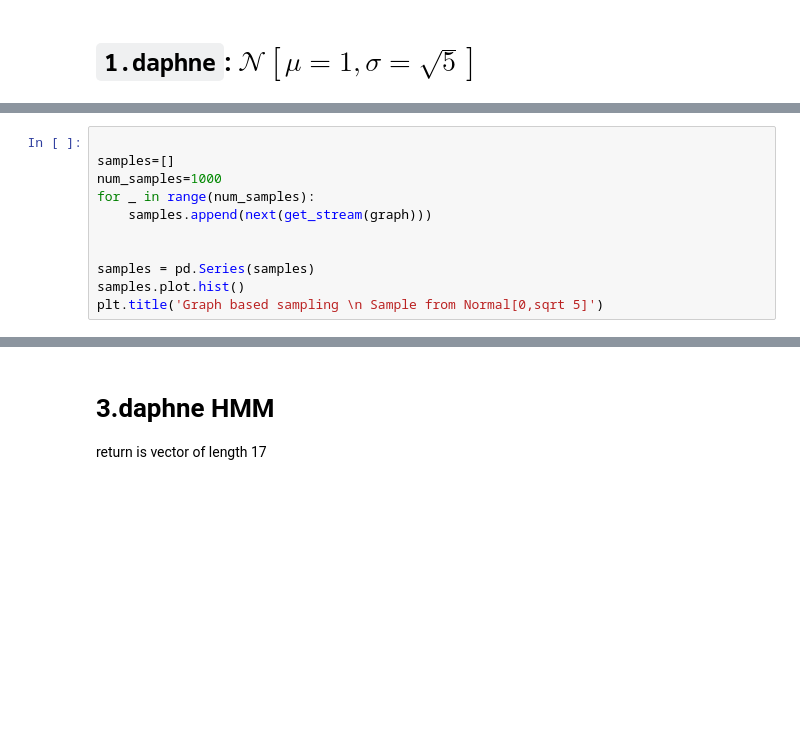
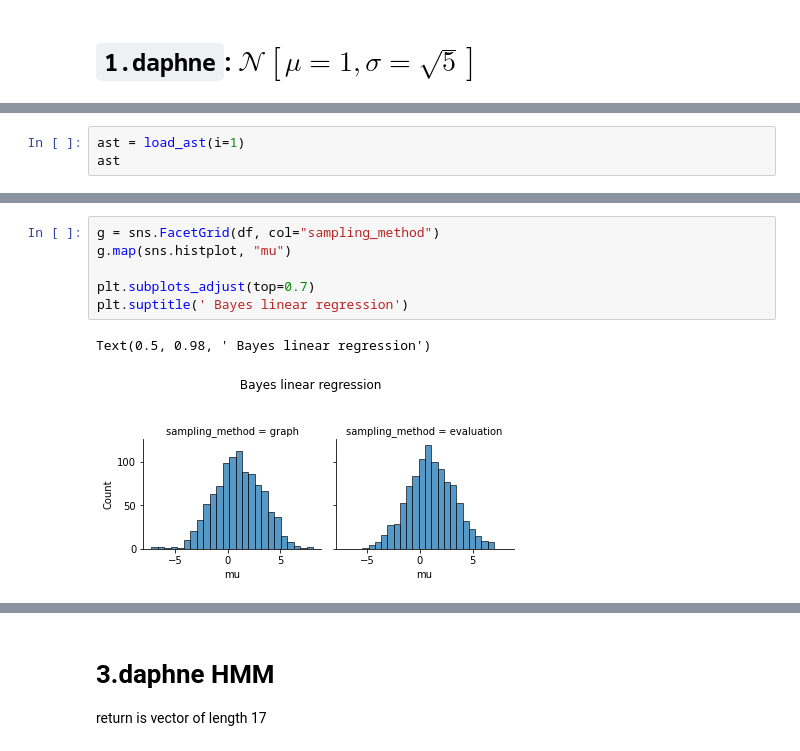
Before and after one commit to geoffwoollard/prob_prog, a Jupyter notebook: hw/hw2/CS532-HW2/hw2.ipynb, the cells around one changed output, grey strips where cells are left out. Cells and saved outputs as stored; diff of their text form; blank space fills up the shorter version.

```diff
--- a/hw/hw2/CS532-HW2/hw2.ipynb
+++ b/hw/hw2/CS532-HW2/hw2.ipynb
@@ -214,11 +224,0 @@ graph
-# %%
-
-samples=[]
-num_samples=1000
-for _ in range(num_samples):
-    samples.append(next(get_stream(graph)))
-
-
-samples = pd.Series(samples)
-samples.plot.hist()
-plt.title('Graph based sampling \n Sample from Normal[0,sqrt 5]')
@@ -227,0 +225,3 @@ Text(0.5, 1.0, 'Eval based \n Sample from Normal[0,sqrt 5]')
+# %%
+ast = load_ast(i=1)
+ast
@@ -227,0 +248,9 @@ Text(0.5, 1.0, 'Eval based \n Sample from Normal[0,sqrt 5]')
+# %%
+g = sns.FacetGrid(df, col="sampling_method")
+g.map(sns.histplot, "mu")
+
+plt.subplots_adjust(top=0.7)
+plt.suptitle(' Bayes linear regression')
+# %% [output]
+Text(0.5, 0.98, ' Bayes linear regression')
+[figure, added]
```
Also changed, not shown: parts of 39 cells of this notebook.
